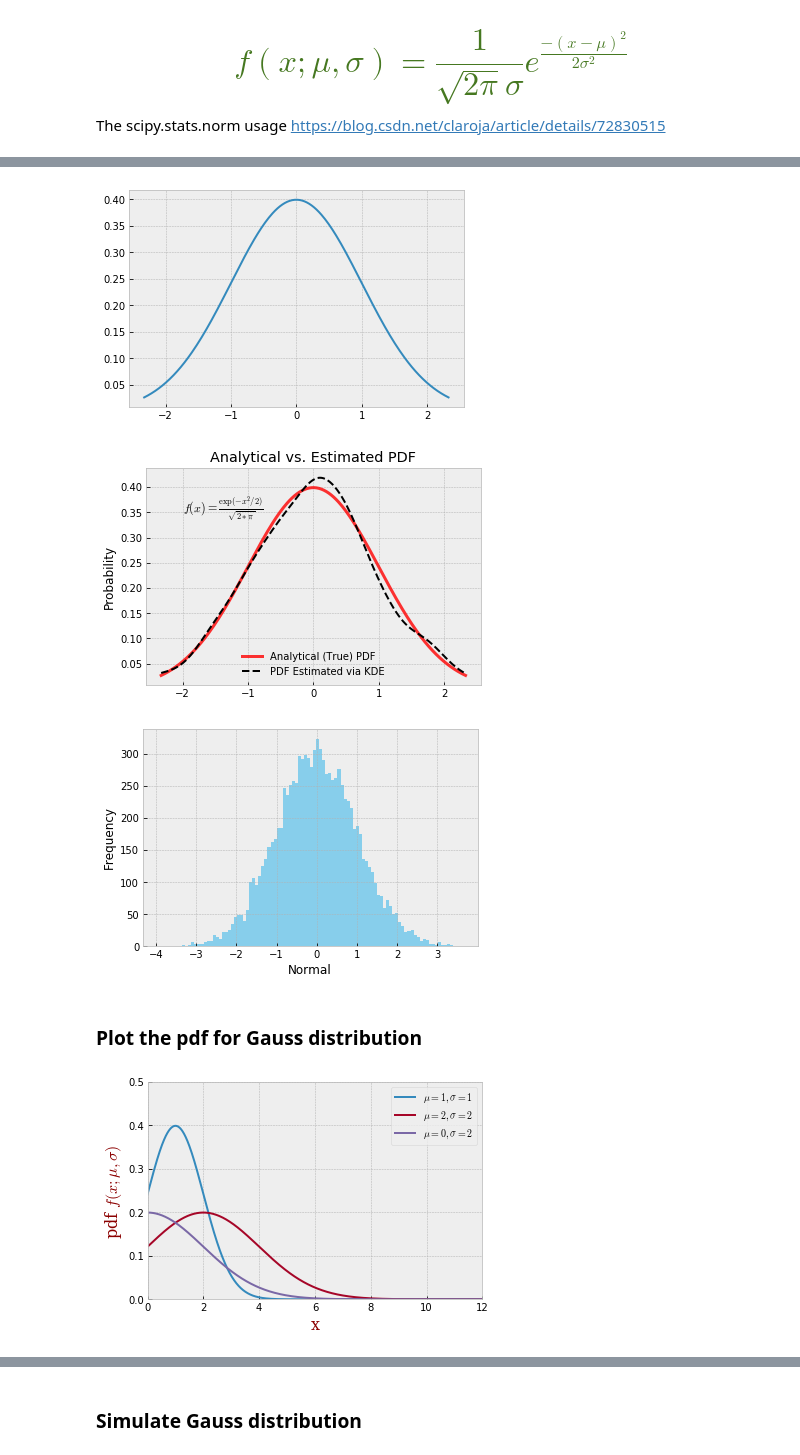
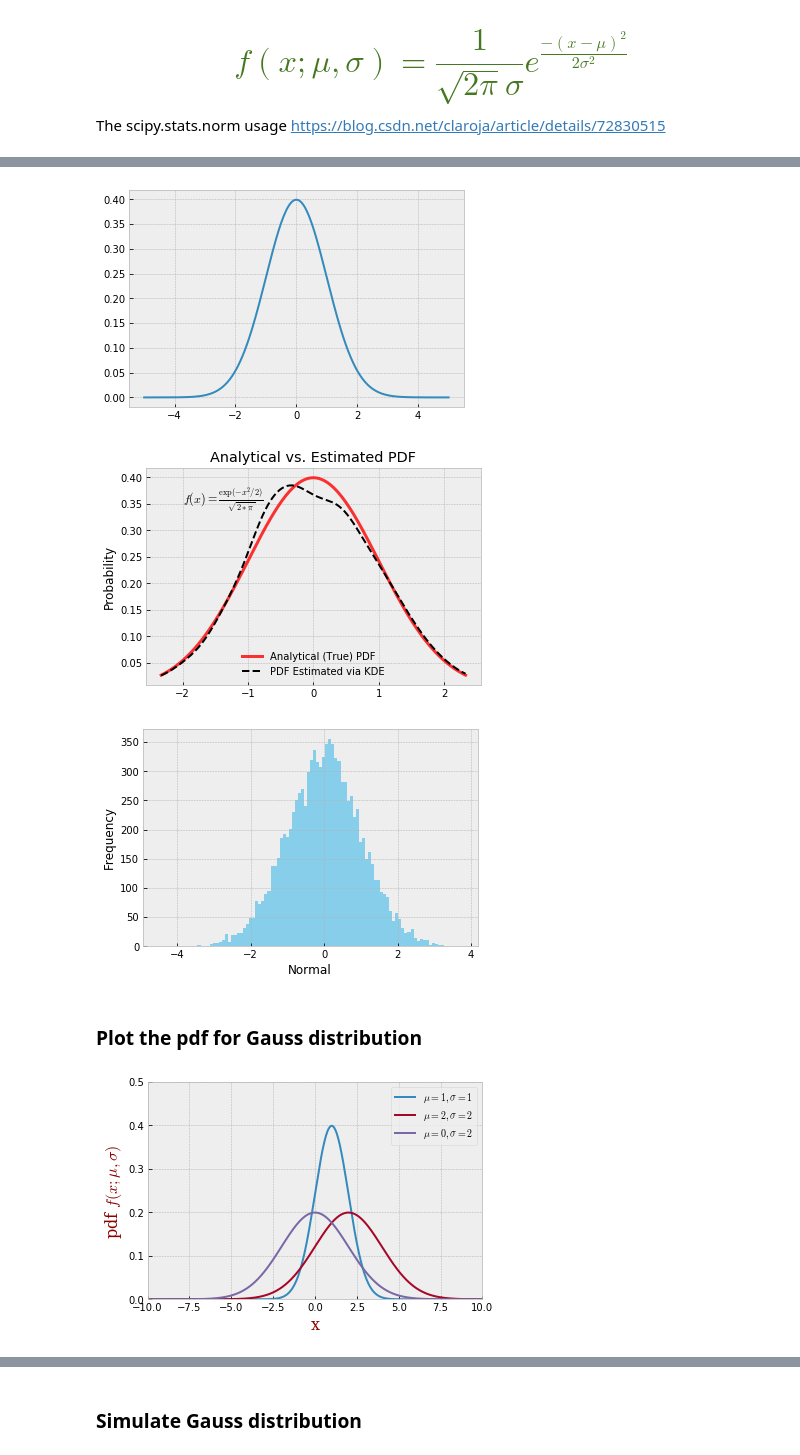
Before and after one commit to ComplicatedPhenomenon/IPython_training, a Jupyter notebook: SciPy/scipy/statisticalPackage.ipynb, the cells around one changed output, grey strips where cells are left out. Cells and saved outputs as stored; diff of their text form; code cells hidden in the pictures.

```diff
--- a/SciPy/scipy/statisticalPackage.ipynb
+++ b/SciPy/scipy/statisticalPackage.ipynb
@@ -68,28 +57,19 @@ The scipy.stats.norm usage https://blog.csdn.net/claroja/article/details/7283051
 # %%
-x = np.linspace(start=stats.norm.ppf(0.01), stop=stats.norm.ppf(0.99), num=250)
+#x = np.linspace(start=stats.norm.ppf(0.01), stop=stats.norm.ppf(0.99), num=250)
+x = np.linspace(-5, 5, num = 250)
+
 y = stats.norm.pdf(x)
 _ = plt.plot(x, y)
 plt.show()
 # %% [output]
-[figure, old version]
+[figure, new version]
 # %%
-# An object representing the "frozen" analytical distribution
-# Defaults to the standard normal distribution, N~(0, 1)
-dist = stats.norm()
+x = np.linspace(start=stats.norm.ppf(0.01), stop=stats.norm.ppf(0.99), num=250)
+gkde = stats.gaussian_kde(dataset=stats.norm.rvs(size=1000))
 
-# Draw random samples from the population you built above.
-# This is just a sample, so the mean and std. deviation should
-# be close to (1, 0).
-samp = dist.rvs(size=1000)
-
-# `ppf()`: percent point function (inverse of cdf — percentiles).
-x = np.linspace(start=stats.norm.ppf(0.01), stop=stats.norm.ppf(0.99), num=250)
-gkde = stats.gaussian_kde(dataset=samp)
-
-# `gkde.evaluate()` estimates the PDF itself.
 fig, ax = plt.subplots()
 _ = ax.plot(x,
-            dist.pdf(x),
+            stats.norm.pdf(x),
             linestyle='solid',
             c='red',
             lw=3,
@@ -109,39 +89,42 @@ _ = ax.text(-2.,
             r'$f(x) = \frac{\exp(-x^2/2)}{\sqrt{2*\pi}}$',
             fontsize=12)
 # %% [output]
-[figure, old version]
+[figure, new version]
 # %%
-# generate random numbersfrom N(0,1)
-data_normal = stats.norm.rvs(size=10000,loc=0,scale=1)
+data_normal = stats.norm.rvs(size=10000, loc=0, scale=1)
 ax = sns.distplot(data_normal,
                   bins=100,
                   kde=False,
                   color='skyblue',
-                  hist_kws={"linewidth": 15,'alpha':1})
+                  hist_kws={
+                      "linewidth": 15,
+                      'alpha': 1
+                  })
 _ = ax.set(xlabel='Normal', ylabel='Frequency')
 # %% [output]
-[figure, old version]
+[figure, new version]
 # %% [markdown]
 ### Plot the pdf  for Gauss distribution
 # %%
-x = np.linspace (0, 100, 11000)
-y1 = stats.norm.pdf(x, loc=1, scale=1) # loc代表了均值,scale代表标准差
+x = np.linspace (-200, 100, 11000)
+
+y1 = stats.norm.pdf(x, loc=1, scale=1)
 y2 = stats.norm.pdf(x, loc=2, scale=2)
 y3 = stats.norm.pdf(x, loc=0, scale=2)
 
 _ = plt.plot(x, y1, label=(r'$\mu=1, \sigma= 1$'))
 _ = plt.plot(x, y2, label=(r'$\mu=2, \sigma= 2$'))
 _ = plt.plot(x, y3, label=(r'$\mu=0, \sigma= 2$'))
 
 _ = plt.xlabel("x",fontdict = font)
 _ = plt.ylabel("pdf $f(x;\mu,\sigma)$ ",fontdict = font)
 _ = plt.legend()
 
 _ = plt.ylim([0,0.5])
-_ = plt.xlim([0,12])
+_ = plt.xlim([-10,10])
 _ = plt.show()
 # %% [output]
-[figure, old version]
+[figure, new version]
 # %%
 x = np.linspace (0, 100, 1100)
 y1 = stats.norm.pdf(x, loc=1, scale=1) # loc代表了均值,scale代表标准差
```
Also changed, not shown: parts of 7 cells of this notebook, 4 other files.
